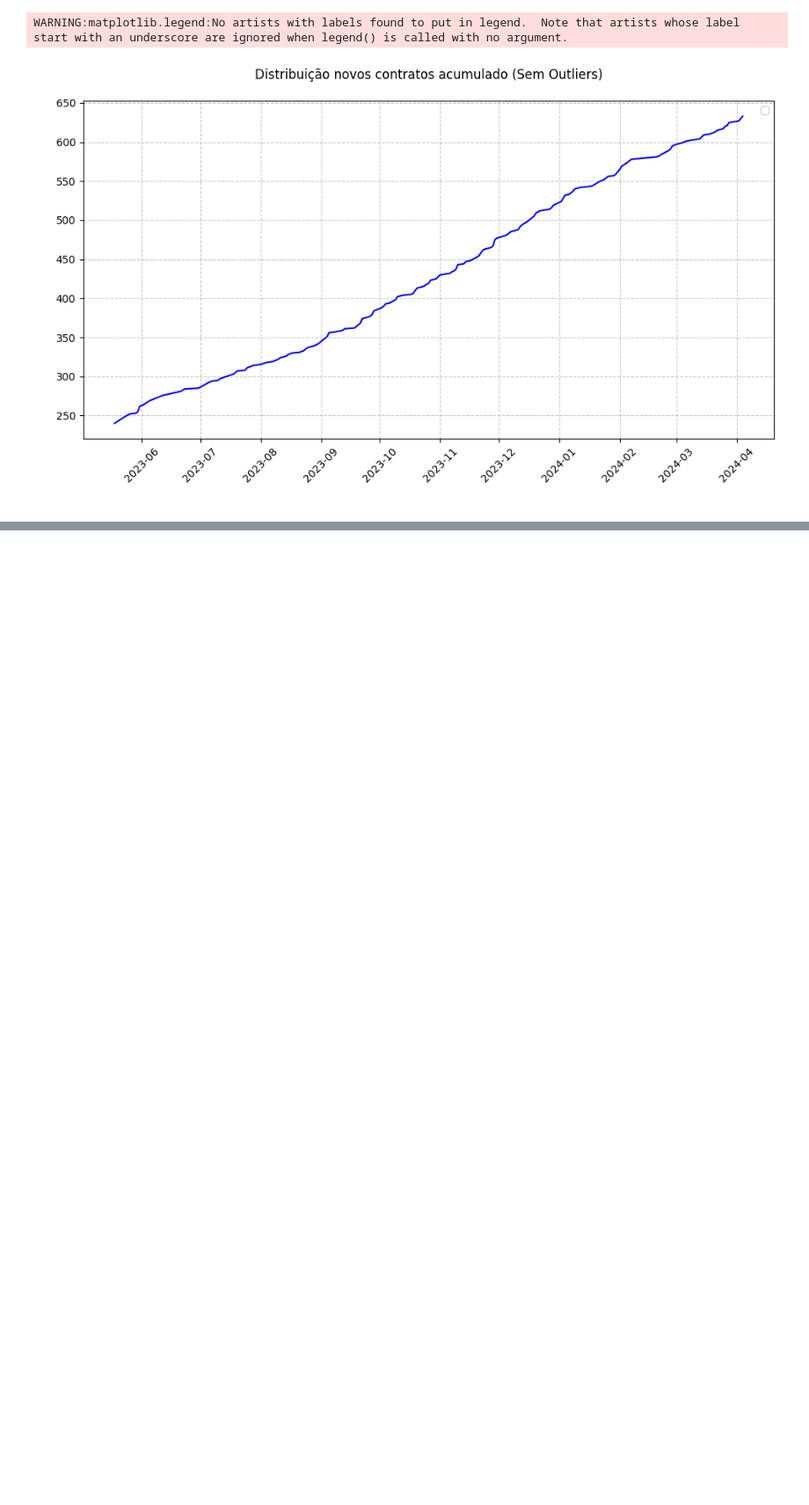
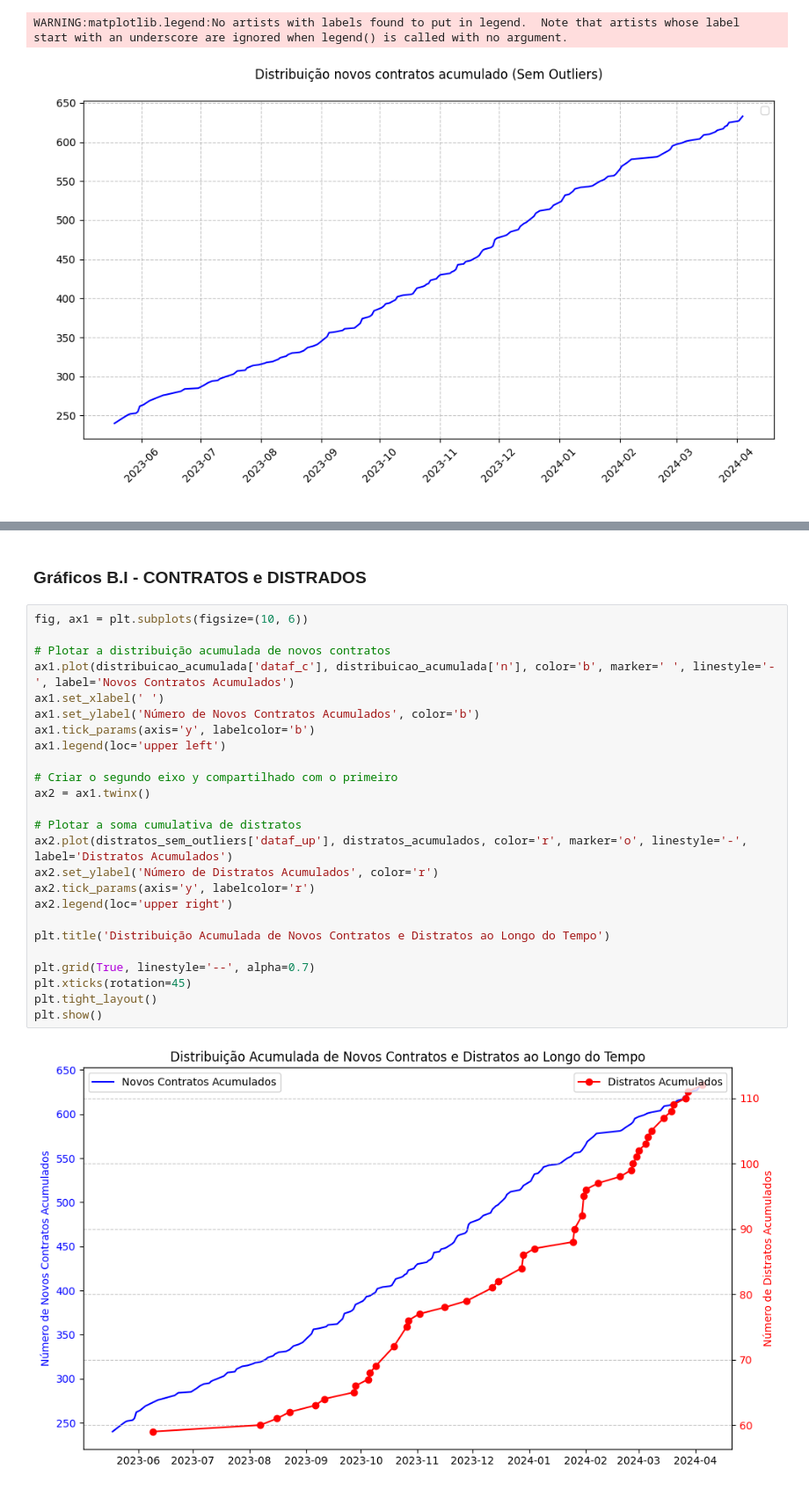
Before and after one commit to FelipeRuanMarinheiro/Portifolio, a Jupyter notebook: Wealth_Management_BI.ipynb, the cells around one changed output, grey strips where cells are left out. Shown at 88% size. Saved outputs shown, nothing was run; the diff lists cells and outputs as text; blank space fills up the shorter version.

```diff
--- a/Wealth_Management_BI.ipynb
+++ b/Wealth_Management_BI.ipynb
@@ -523,3 +522,32 @@ Covariance Type:            nonrobust
 Previsão de regressão a partir de abril/2024 para novos contratos
 
 Equação da regressão para novos contratos: Novos Contratos = 638 + 1.27 * Número de dias a partir de abril
+# %% [markdown]
+### Gráficos B.I - CONTRATOS e DISTRADOS
+# %%
+fig, ax1 = plt.subplots(figsize=(10, 6))
+
+# Plotar a distribuição acumulada de novos contratos
+ax1.plot(distribuicao_acumulada['dataf_c'], distribuicao_acumulada['n'], color='b', marker=' ', linestyle='-', label='Novos Contratos Acumulados')
+ax1.set_xlabel(' ')
+ax1.set_ylabel('Número de Novos Contratos Acumulados', color='b')
+ax1.tick_params(axis='y', labelcolor='b')
+ax1.legend(loc='upper left')
+
+# Criar o segundo eixo y compartilhado com o primeiro
+ax2 = ax1.twinx()
+
+# Plotar a soma cumulativa de distratos
+ax2.plot(distratos_sem_outliers['dataf_up'], distratos_acumulados, color='r', marker='o', linestyle='-', label='Distratos Acumulados')
+ax2.set_ylabel('Número de Distratos Acumulados', color='r')
+ax2.tick_params(axis='y', labelcolor='r')
+ax2.legend(loc='upper right')
+
+plt.title('Distribuição Acumulada de Novos Contratos e Distratos ao Longo do Tempo')
+
+plt.grid(True, linestyle='--', alpha=0.7)
+plt.xticks(rotation=45)
+plt.tight_layout()
+plt.show()
+# %% [output]
+[figure, added]
```
Also changed, not shown: parts of 3 cells of this notebook.
